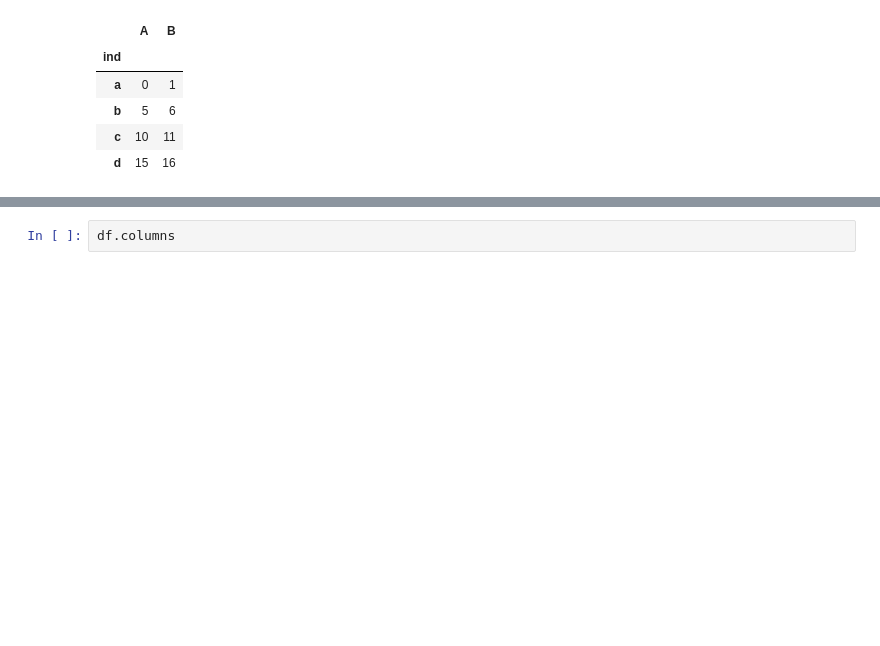
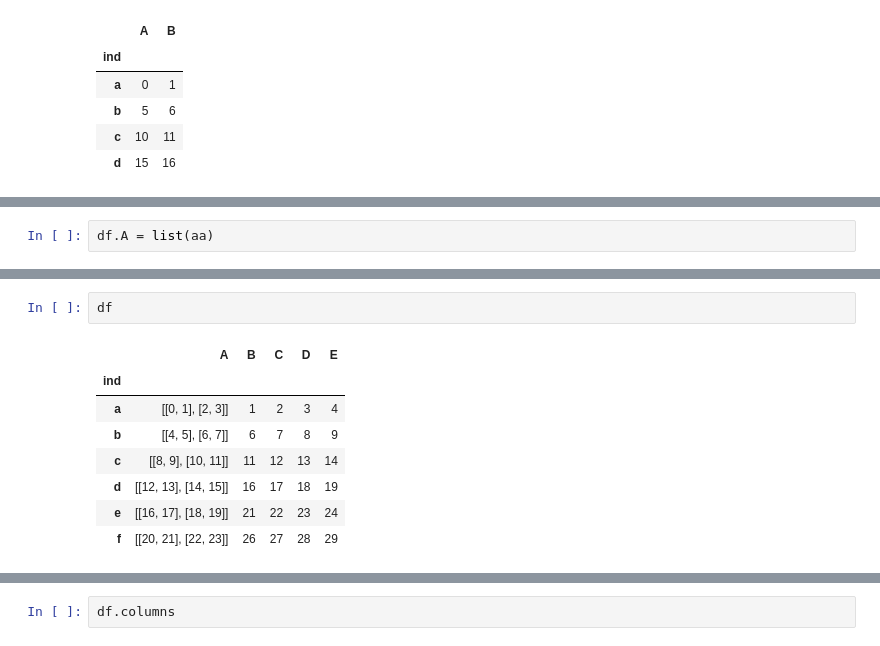
Before and after one commit to insommer/AnalysisCode, a Jupyter notebook: Coding Test/Coding Test.ipynb, the cells around one changed output, grey strips where cells are left out. Drawn from its saved outputs; the diff is of its cells as text; blank space fills up the shorter version.

```diff
--- a/Coding Test/Coding Test.ipynb
+++ b/Coding Test/Coding Test.ipynb
@@ -1571,0 +1629,2 @@ df[['A','B']][df.B<20]
+# %%
+df.A = list(aa)
@@ -1571,0 +1743,11 @@ df[['A','B']][df.B<20]
+# %%
+df
+# %% [output]
+|  | A | B | C | D | E |
+| ind |  |  |  |  |  |
+| a | [[0, 1], [2, 3]] | 1 | 2 | 3 | 4 |
+| b | [[4, 5], [6, 7]] | 6 | 7 | 8 | 9 |
+| c | [[8, 9], [10, 11]] | 11 | 12 | 13 | 14 |
+| d | [[12, 13], [14, 15]] | 16 | 17 | 18 | 19 |
+| e | [[16, 17], [18, 19]] | 21 | 22 | 23 | 24 |
+| f | [[20, 21], [22, 23]] | 26 | 27 | 28 | 29 |
```
Also changed, not shown: parts of 23 cells of this notebook, 3 other files.
